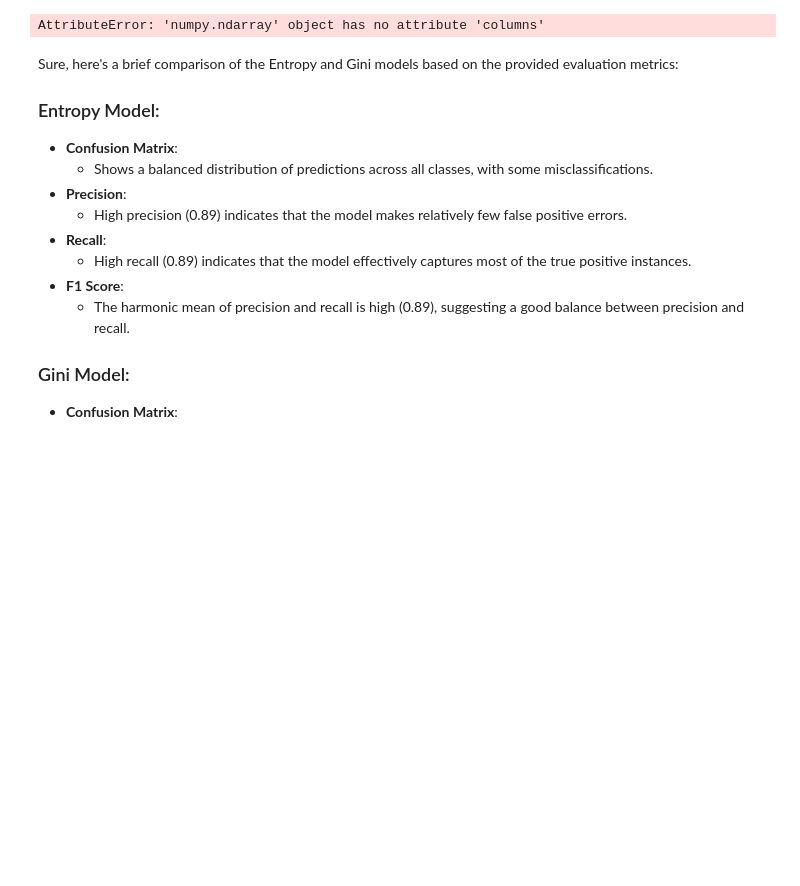
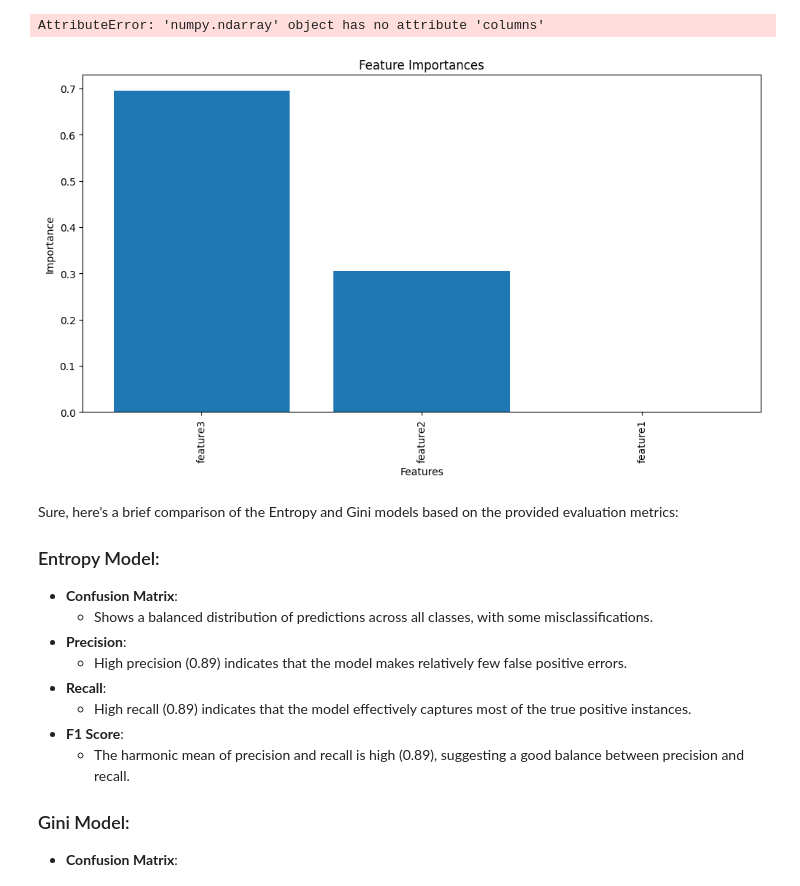
Before and after one commit to JapiKredi/EDA_extensive_library, a Jupyter notebook: Online_Ed_Adaptability.ipynb, the cells around one changed output. Saved outputs shown, nothing was run; the diff lists cells and outputs as text; code cells hidden in the pictures; blank space fills up the shorter version.

```diff
--- a/Online_Ed_Adaptability.ipynb
+++ b/Online_Ed_Adaptability.ipynb
@@ -726,6 +736,51 @@ plt.title('Feature Importances')
 plt.show()
 # %% [output]
 AttributeError: 'numpy.ndarray' object has no attribute 'columns'
+# %%
+from sklearn.tree import DecisionTreeClassifier
+import matplotlib.pyplot as plt
+import pandas as pd
+
+# Example dataset creation (replace this with your actual dataset)
+data = {
+    'feature1': [1, 2, 3, 4, 5],
+    'feature2': [5, 4, 3, 2, 1],
+    'feature3': [2, 3, 4, 5, 6],
+    'target_column': [0, 1, 0, 1, 0]
+}
+df_encoded = pd.DataFrame(data)
+
+# Ensure X is a numpy array and you have a list of feature names
+X = df_encoded.drop(columns=['target_column']).values  # Replace 'target_column' with the actual target column name
+y = df_encoded['target_column'].values  # Replace 'target_column' with the actual target column name
+feature_names = df_encoded.drop(columns=['target_column']).columns.tolist()  # Get feature names from the DataFrame
+
+# Train a Decision Tree Model
+dt_model = DecisionTreeClassifier(random_state=42)
+dt_model.fit(X, y)
+
+# Get Feature Importances
+importances = dt_model.feature_importances_
+
+# Ensure the lengths match
+assert len(feature_names) == len(importances), "Feature names and importances must have the same length"
+
+# Convert to a DataFrame
+feature_importances = pd.DataFrame({'feature': feature_names, 'importance': importances})
+
+# Sort the DataFrame by importance
+feature_importances = feature_importances.sort_values(by='importance', ascending=False)
+
+# Visualize Feature Importances
+plt.figure(figsize=(12, 6))
+plt.bar(feature_importances['feature'], feature_importances['importance'])
+plt.xlabel('Features')
+plt.ylabel('Importance')
+plt.xticks(rotation=90)
+plt.title('Feature Importances')
+plt.show()
+# %% [output]
+[figure, added]
 # %% [markdown]
 Sure, here's a brief comparison of the Entropy and Gini models based on the provided evaluation metrics:
 
```
Also changed, not shown: parts of 8 cells of this notebook.
